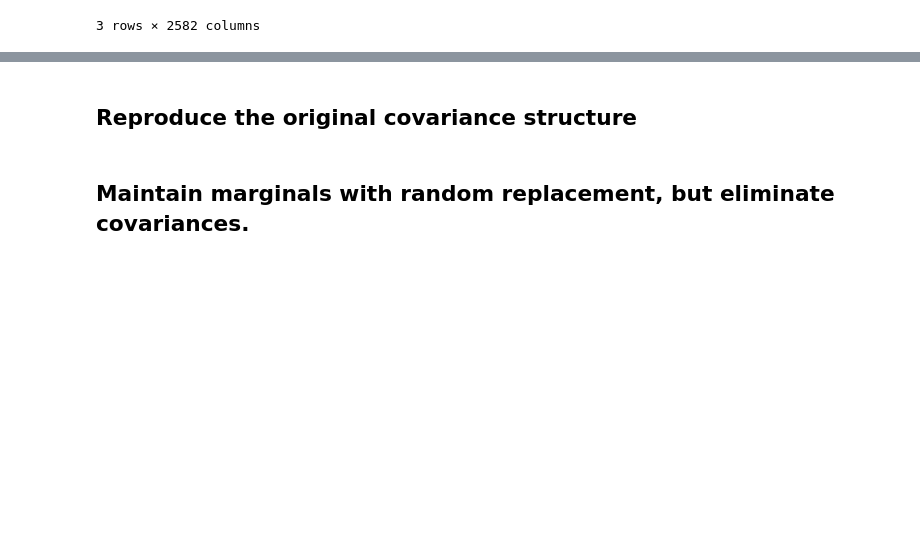
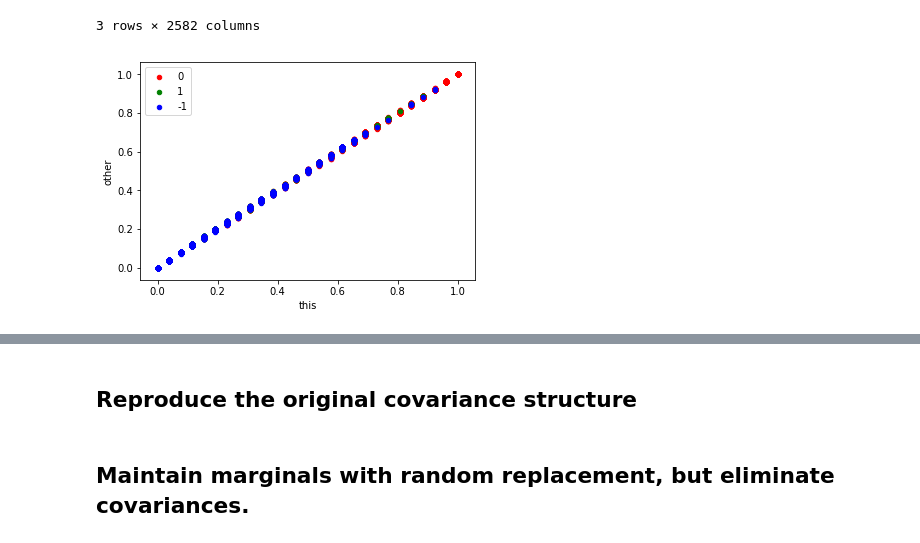
Before and after one commit to uwescience/old_xstate, a Jupyter notebook: notebooks/Evaluate Synthetic Data.ipynb, the cells around one changed output, grey strips where cells are left out. Drawn from its saved outputs; the diff is of its cells as text; code cells hidden in the pictures; blank space fills up the shorter version.

```diff
--- a/notebooks/Evaluate Synthetic Data.ipynb
+++ b/notebooks/Evaluate Synthetic Data.ipynb
@@ -41,3 +41,7 @@ density_raw.df.head()
 | 0 | 0.923077 | 0.807692 | 0.692308 | 0.769231 | 0.884615 | 1.0 | 0.884615 | 0.846154 | 0.884615 | 0.769231 | ... | ... |
 | 1 | 0.076923 | 0.076923 | 0.192308 | 0.076923 | 0.000000 | 0.0 | 0.000000 | 0.000000 | 0.000000 | 0.115385 | ... | ... |
 3 rows × 2582 columns
+# %%
+density_raw.plotMarginalComparisons(density_generated)
+# %% [output]
+[figure, added]
```
Also changed, not shown: parts of 1 cell of this notebook, 3 other files.
